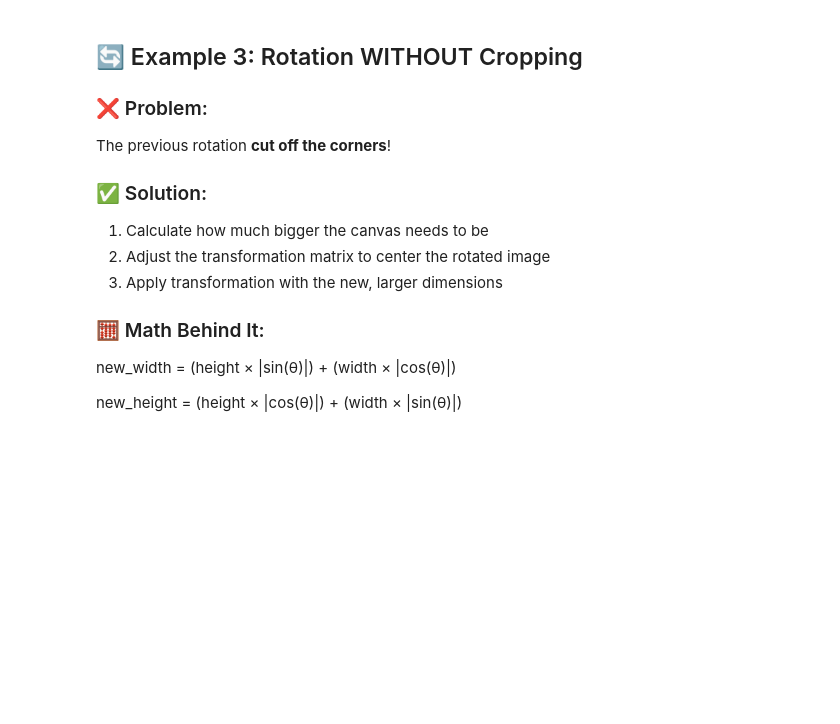
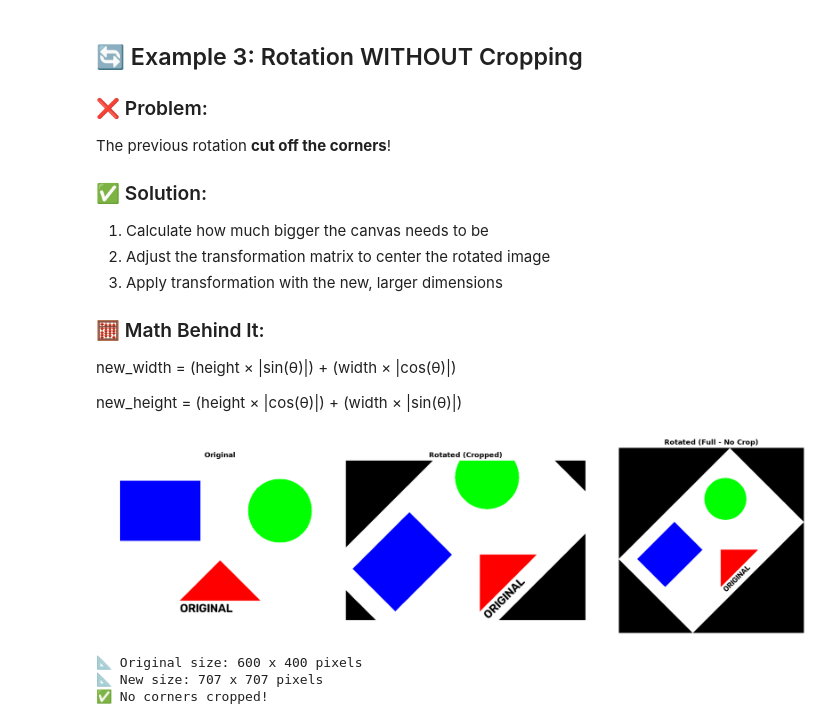
Before and after one commit to Intelli2Byte/OpenCV-practice-projects, a Jupyter notebook: 5thdaycv.ipynb, the cells around one changed output. Drawn from its saved outputs; the diff is of its cells as text; code cells hidden in the pictures; blank space fills up the shorter version.

```diff
--- a/5thdaycv.ipynb
+++ b/5thdaycv.ipynb
@@ -290,3 +290,46 @@ The previous rotation **cut off the corners**!
 new_width = (height × |sin(θ)|) + (width × |cos(θ)|)
 
 new_height = (height × |cos(θ)|) + (width × |sin(θ)|)
+# %%
+# ============================================
+# ROTATION WITHOUT CROPPING
+# ============================================
+
+# Rotation parameters
+center = (cols // 2, rows // 2)
+angle = 45
+scale = 1.0
+
+# Get the rotation matrix
+M = cv2.getRotationMatrix2D(center, angle, scale)
+
+# Calculate the sine and cosine (rotation components)
+cos = np.abs(M[0, 0])
+sin = np.abs(M[0, 1])
+
+# Calculate new bounding dimensions
+# This ensures the entire rotated image fits
+new_width = int((rows * sin) + (cols * cos))
+new_height = int((rows * cos) + (cols * sin))
+
+# Adjust the transformation matrix for the new center
+# We need to shift the image to center it in the new canvas
+M[0, 2] += (new_width / 2) - center[0]   # Adjust x translation
+M[1, 2] += (new_height / 2) - center[1]  # Adjust y translation
+
+# Apply rotation with the new dimensions
+rotated_full = cv2.warpAffine(img, M, (new_width, new_height))
+
+# Compare: cropped vs full rotation
+show_images([img, rotated, rotated_full],
+            ['Original', 'Rotated (Cropped)', 'Rotated (Full - No Crop)'],
+            figsize=(18, 5))
+
+print(f"📐 Original size: {cols} x {rows} pixels")
+print(f"📐 New size: {new_width} x {new_height} pixels")
+print(f"✅ No corners cropped!")
+# %% [output]
+[figure, added]
+📐 Original size: 600 x 400 pixels
+📐 New size: 707 x 707 pixels
+✅ No corners cropped!
```
Also changed, not shown: parts of 18 cells of this notebook.
